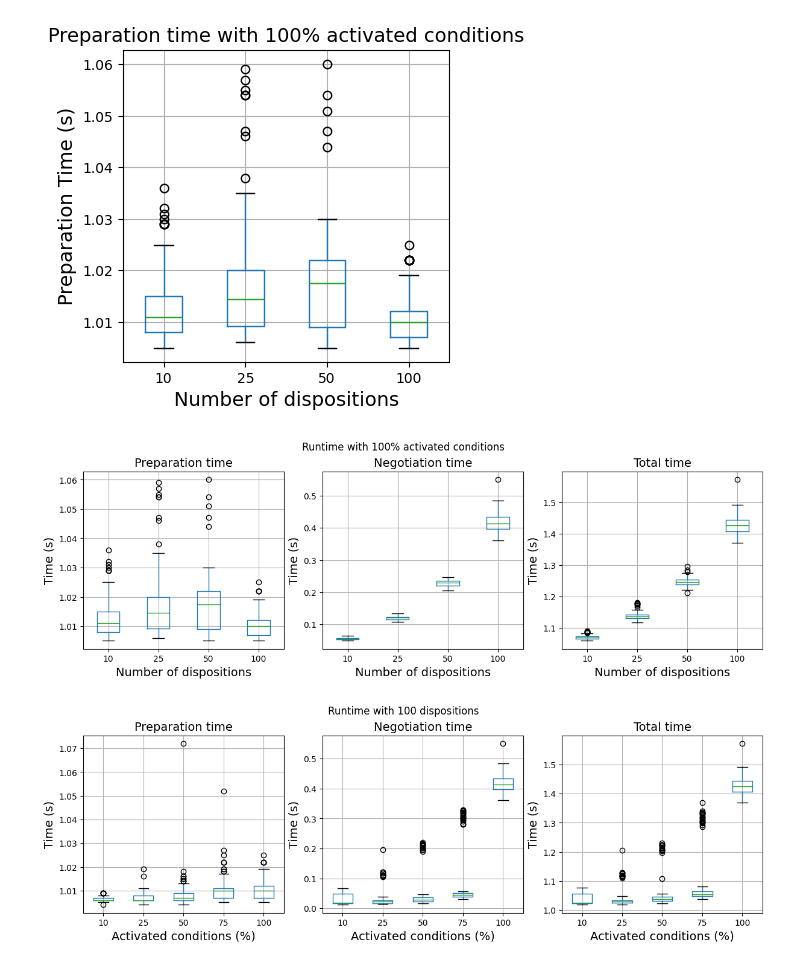
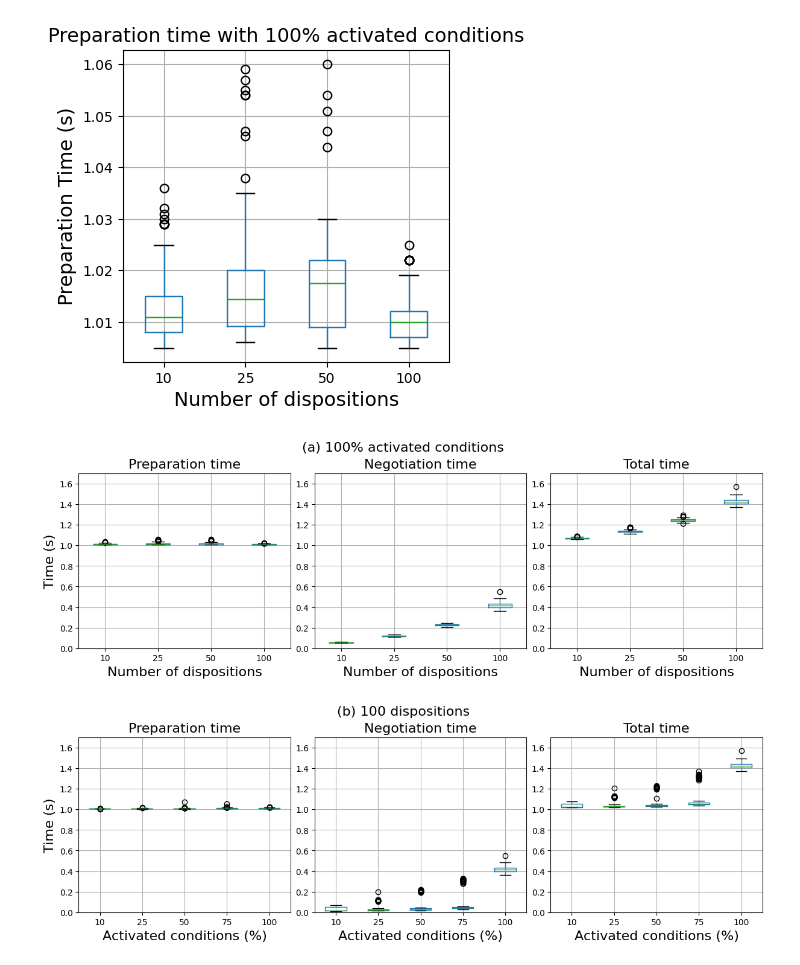
Before and after one commit to reichern/robethichor-self-negotiation, a Jupyter notebook: evaluation/scalability.ipynb, the cells around one changed output. Drawn from its saved outputs; the diff is of its cells as text; code cells hidden in the pictures.

```diff
--- a/evaluation/scalability.ipynb
+++ b/evaluation/scalability.ipynb
@@ -180,53 +181,59 @@ fig, ax = plt.subplots(1,3,figsize=(12, 4), constrained_layout=True)
 
 subset = df[df["percentage_activated_conditions"] == 100][["num_dispositions","preparation_time"]]
 subset.boxplot(ax=ax[0],by="num_dispositions")
-ax[0].set_title(f"Preparation time", fontsize=14)
-ax[0].set_xlabel("Number of dispositions", fontsize=14)
-ax[0].set_ylabel("Time (s)", fontsize=14)
+ax[0].set_title(f"Preparation time", fontsize=16)
+ax[0].set_xlabel("Number of dispositions", fontsize=16)
+ax[0].set_ylabel("Time (s)", fontsize=16)
+ax[0].set_ylim([0,1.7])
 
 subset = df[df["percentage_activated_conditions"] == 100][["num_dispositions","negotiation_time"]]
 subset.boxplot(ax=ax[1],by="num_dispositions")
-ax[1].set_title(f"Negotiation time", fontsize=14)
-ax[1].set_xlabel("Number of dispositions", fontsize=14)
-ax[1].set_ylabel("Time (s)", fontsize=14)
+ax[1].set_title(f"Negotiation time", fontsize=16)
+ax[1].set_xlabel("Number of dispositions", fontsize=16)
+# ax[1].set_ylabel("Time (s)", fontsize=16)
+ax[1].set_ylim([0,1.7])
 
 subset = df[df["percentage_activated_conditions"] == 100][["num_dispositions","total_time"]]
 subset.boxplot(ax=ax[2],by="num_dispositions")
-ax[2].set_title(f"Total time", fontsize=14)
-ax[2].set_xlabel("Number of dispositions", fontsize=14)
-ax[2].set_ylabel("Time (s)", fontsize=14)
+ax[2].set_title(f"Total time", fontsize=16)
+ax[2].set_xlabel("Number of dispositions", fontsize=16)
+# ax[2].set_ylabel("Time (s)", fontsize=16)
+ax[2].set_ylim([0,1.7])
 
-fig.suptitle(f"Runtime with 100% activated conditions")
-
+fig.suptitle(f"(a) 100% activated conditions",fontsize=16)
+plt.savefig("scalability-100_activated.pdf", format="pdf", bbox_inches="tight")
 plt.show()
 # %% [output]
-[figure, old version]
+[figure, new version]
 # %%
 dispositions_list = df["num_dispositions"].unique()
 
 num_dispositions = len(dispositions_list)
 fig, ax = plt.subplots(1,3,figsize=(12, 4), constrained_layout=True)
 
 subset = df[df["num_dispositions"] == 100][["percentage_activated_conditions","preparation_time"]]
 subset.boxplot(ax=ax[0],by="percentage_activated_conditions")
-ax[0].set_title(f"Preparation time", fontsize=14)
-ax[0].set_xlabel("Activated conditions (%)", fontsize=14)
-ax[0].set_ylabel("Time (s)", fontsize=14)
+ax[0].set_title(f"Preparation time", fontsize=16)
+ax[0].set_xlabel("Activated conditions (%)", fontsize=16)
+ax[0].set_ylabel("Time (s)", fontsize=16)
+ax[0].set_ylim([0,1.7])
 
 subset = df[df["num_dispositions"] == 100][["percentage_activated_conditions","negotiation_time"]]
 subset.boxplot(ax=ax[1],by="percentage_activated_conditions")
-ax[1].set_title(f"Negotiation time", fontsize=14)
-ax[1].set_xlabel("Activated conditions (%)", fontsize=14)
-ax[1].set_ylabel("Time (s)", fontsize=14)
+ax[1].set_title(f"Negotiation time", fontsize=16)
+ax[1].set_xlabel("Activated conditions (%)", fontsize=16)
+# ax[1].set_ylabel("Time (s)", fontsize=16)
+ax[1].set_ylim([0,1.7])
 
 subset = df[df["num_dispositions"] == 100][["percentage_activated_conditions","total_time"]]
 subset.boxplot(ax=ax[2],by="percentage_activated_conditions")
-ax[2].set_title(f"Total time", fontsize=14)
-ax[2].set_xlabel("Activated conditions (%)", fontsize=14)
-ax[2].set_ylabel("Time (s)", fontsize=14)
+ax[2].set_title(f"Total time", fontsize=16)
+ax[2].set_xlabel("Activated conditions (%)", fontsize=16)
+#ax[2].set_ylabel("Time (s)", fontsize=16)
+ax[2].set_ylim([0,1.7])
 
-fig.suptitle(f"Runtime with 100 dispositions")
-
+fig.suptitle(f"(b) 100 dispositions",fontsize=16)
+plt.savefig("scalability-100_dispositions.pdf", format="pdf", bbox_inches="tight")
 plt.show()
 # %% [output]
-[figure, old version]
+[figure, new version]
```
Also changed, not shown: parts of 2 cells of this notebook, 7 other files.
